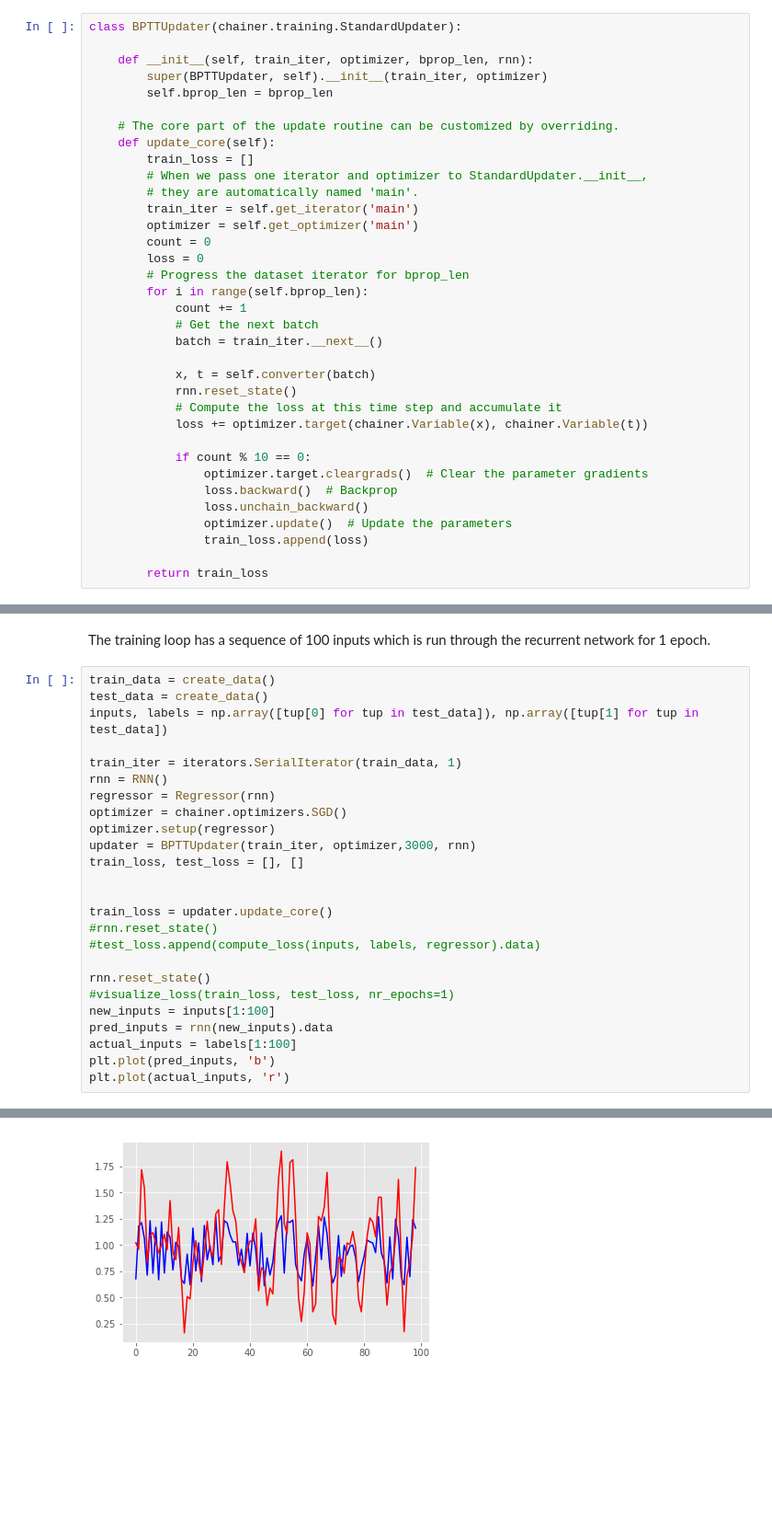
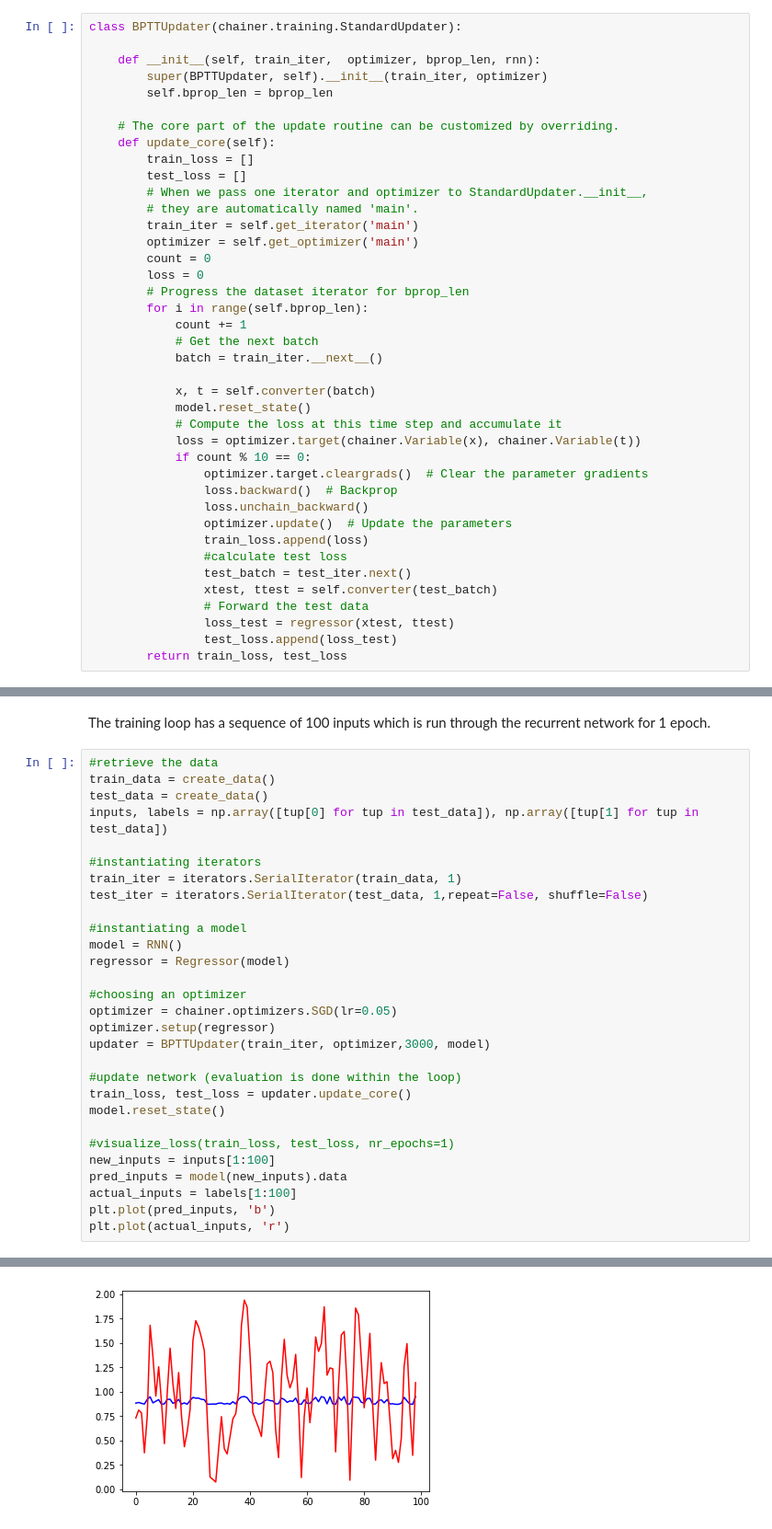
Before and after one commit to pieterwolfert/ccn, a Jupyter notebook: assignment3/assignment3.ipynb, the cells around one changed output, grey strips where cells are left out. Shown at 92% size. Saved outputs shown, nothing was run; the diff lists cells and outputs as text; blank space fills up the shorter version.

Commit message:
Updated notebook with loss plots

```diff
--- a/assignment3/assignment3.ipynb
+++ b/assignment3/assignment3.ipynb
@@ -81,13 +60,14 @@ The next class shows the backprop through time method.
 # %%
 class BPTTUpdater(chainer.training.StandardUpdater):
 
-    def __init__(self, train_iter, optimizer, bprop_len, rnn):
+    def __init__(self, train_iter,  optimizer, bprop_len, rnn):
         super(BPTTUpdater, self).__init__(train_iter, optimizer)
         self.bprop_len = bprop_len
 
     # The core part of the update routine can be customized by overriding.
     def update_core(self):
         train_loss = []
+        test_loss = []
         # When we pass one iterator and optimizer to StandardUpdater.__init__,
         # they are automatically named 'main'.
         train_iter = self.get_iterator('main')
@@ -101,18 +81,22 @@ class BPTTUpdater(chainer.training.StandardUpdater):
             batch = train_iter.__next__()
 
             x, t = self.converter(batch)
-            rnn.reset_state()
+            model.reset_state()
             # Compute the loss at this time step and accumulate it
-            loss += optimizer.target(chainer.Variable(x), chainer.Variable(t))
-
+            loss = optimizer.target(chainer.Variable(x), chainer.Variable(t))
             if count % 10 == 0:
                 optimizer.target.cleargrads()  # Clear the parameter gradients
                 loss.backward()  # Backprop
                 loss.unchain_backward()
                 optimizer.update()  # Update the parameters
                 train_loss.append(loss)
-
-        return train_loss
+                #calculate test loss
+                test_batch = test_iter.next()
+                xtest, ttest = self.converter(test_batch)
+                # Forward the test data
+                loss_test = regressor(xtest, ttest)
+                test_loss.append(loss_test)
+        return train_loss, test_loss
 # %% [markdown]
 Datacreator method, as given in the course.
 # %%
@@ -126,31 +110,35 @@ def create_data(n=3000):
 # %% [markdown]
 The training loop has a sequence of 100 inputs which is run through the recurrent network for 1 epoch.
 # %%
+#retrieve the data
 train_data = create_data()
 test_data = create_data()
 inputs, labels = np.array([tup[0] for tup in test_data]), np.array([tup[1] for tup in test_data])
 
+#instantiating iterators
 train_iter = iterators.SerialIterator(train_data, 1)
-rnn = RNN()
-regressor = Regressor(rnn)
-optimizer = chainer.optimizers.SGD()
+test_iter = iterators.SerialIterator(test_data, 1,repeat=False, shuffle=False)
+
+#instantiating a model
+model = RNN()
+regressor = Regressor(model)
+
+#choosing an optimizer
+optimizer = chainer.optimizers.SGD(lr=0.05)
 optimizer.setup(regressor)
-updater = BPTTUpdater(train_iter, optimizer,3000, rnn)
-train_loss, test_loss = [], []
+updater = BPTTUpdater(train_iter, optimizer,3000, model)
 
+#update network (evaluation is done within the loop)
+train_loss, test_loss = updater.update_core()
+model.reset_state()
 
-train_loss = updater.update_core()
-#rnn.reset_state()
-#test_loss.append(compute_loss(inputs, labels, regressor).data)
-
-rnn.reset_state()
 #visualize_loss(train_loss, test_loss, nr_epochs=1)
 new_inputs = inputs[1:100]
-pred_inputs = rnn(new_inputs).data
+pred_inputs = model(new_inputs).data
 actual_inputs = labels[1:100]
 plt.plot(pred_inputs, 'b')
 plt.plot(actual_inputs, 'r')
 # %% [output]
 [<matplotlib.lines.Line2D at 0x...>]
-[figure, old version]
+[figure, new version]
 # %% [markdown]
```
Also changed, not shown: parts of 7 cells of this notebook.
